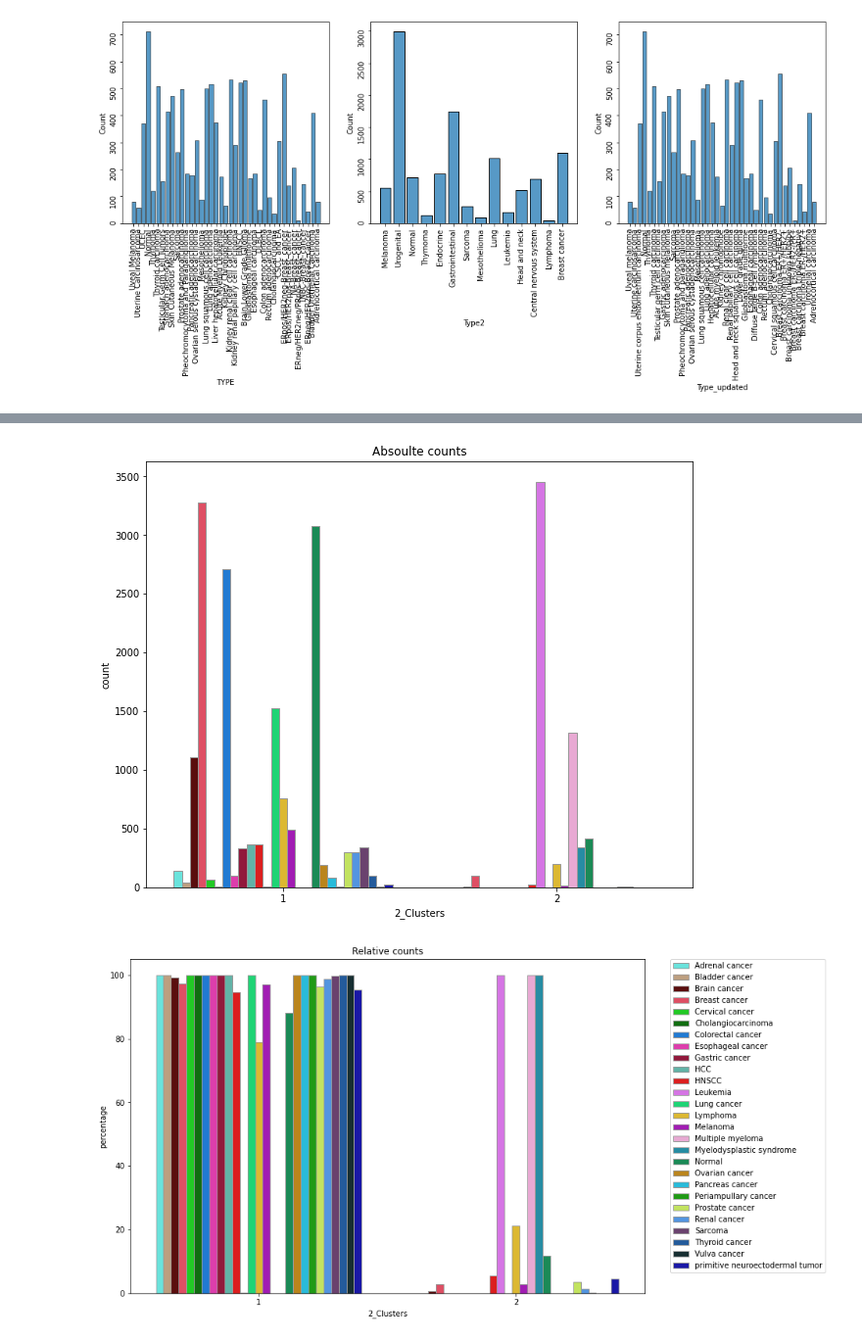
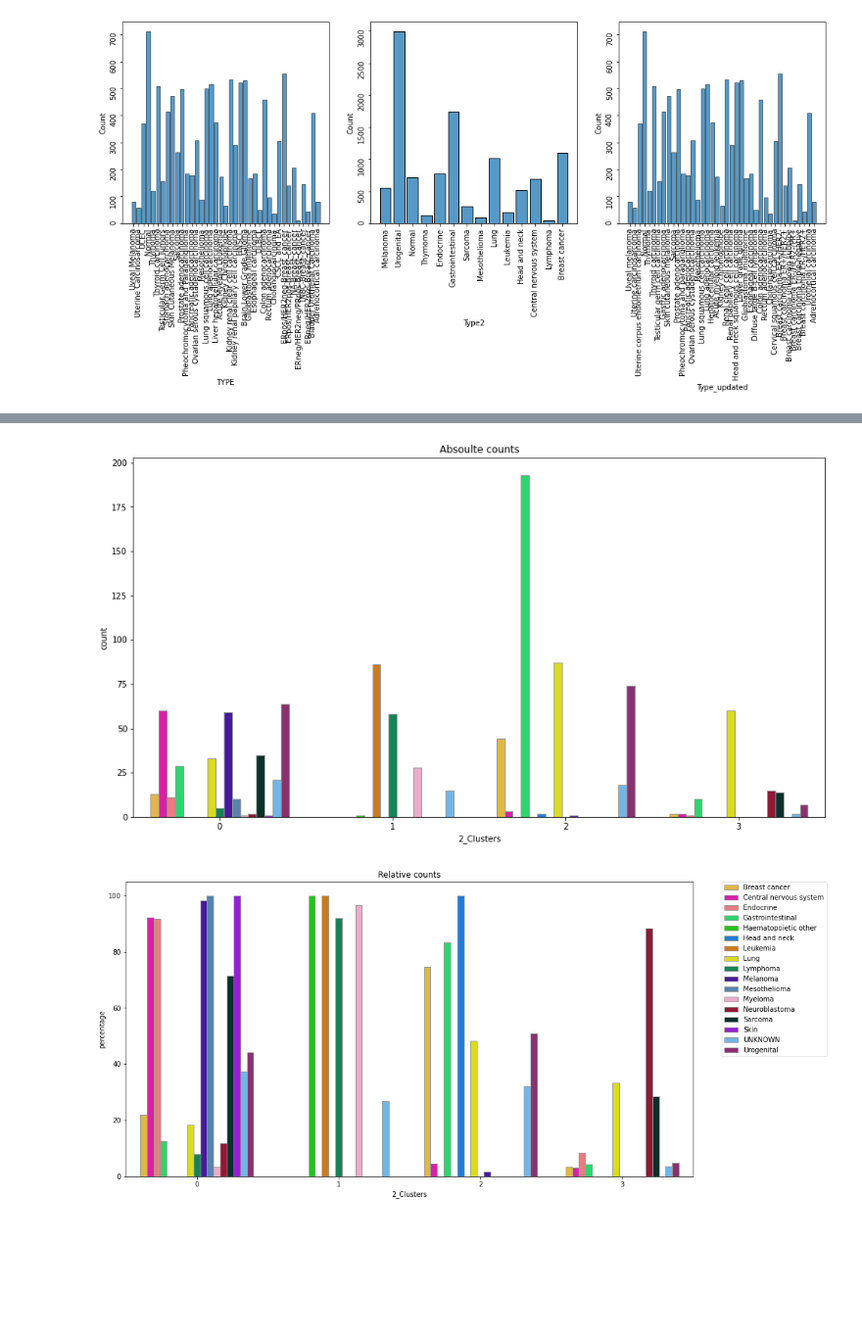
Before and after one commit to MarkF-hanze/UMCG_Thesis, a Jupyter notebook: Working_Code/Untitled.ipynb, the cells around one changed output, grey strips where cells are left out. Shown at 98% size. Saved outputs shown, nothing was run; the diff lists cells and outputs as text; code cells hidden in the pictures; blank space fills up the shorter version.

```diff
--- a/Working_Code/Untitled.ipynb
+++ b/Working_Code/Untitled.ipynb
@@ -128,14 +116,14 @@ def make_colors(df):
 def make_countplot(df, x, hue, pallete):
     pallette = sns.set_palette(pallete)
     # Make the figure
-    fig = plt.figure(figsize=(10,8))
+    fig = plt.figure(figsize=(15,8))
     df = df.sort_values(hue)
     g = sns.countplot(x=x, hue=hue, palette=pallette, edgecolor=".6",
                       data=df)
     g.get_legend().remove()
     g.set_title('Absoulte counts')
 
-    fig2 = plt.figure(figsize=(12,8))
+    fig2 = plt.figure(figsize=(15,8))
     counts = (df.groupby([hue])[x]
               .value_counts(normalize=True).rename('percentage').mul(100).reset_index().sort_values(hue))
     g1 = sns.barplot(x=x, y="percentage", hue=hue,
@@ -144,19 +132,20 @@ def make_countplot(df, x, hue, pallete):
     g1.legend(bbox_to_anchor=(1.05, 1), loc=2, borderaxespad=0.)
     g1.set_title('Relative counts')
     return fig, fig2
-# %%
-cluster_df = pd.read_csv(f"/home/g0017139/UMCG_Thesis/Working_Code/Results/TSet{SETS}/HDDCClusters2.csv", index_col=0)
-cluster_df.columns = ['2_Clusters']
-cluster_df['Type'] = df['TYPE'].values
-cluster_df = cluster_df.fillna('UNKNOWN')
-cluster_colors, color_mapper, palette = make_colors(cluster_df)
-make_countplot(cluster_df, '2_Clusters', 'Type', palette)
-plt.show()
-# %% [output]
-[figure, old version]
-[figure, old version]
 # %%
 Entrez_Map = pd.read_csv('/data/g0017139/Set1/Entrezid_mapping_using_org_Hs_eg_db_03052021.txt',
                                sep=None, engine='python', header=0,
 )
 Entrez_Map.sort_values(['CHR_Mapping', 'BP_Mapping'], axis=0, inplace=True)
+# %%
+cluster_df = pd.read_csv(f"/home/g0017139/UMCG_Thesis/Working_Code/Results/TSet{SETS}/HDDCClusters4.csv", index_col=0)
+cluster_df.columns = ['2_Clusters']
+cluster_df['2_Clusters'] = cluster_df['2_Clusters'] - 1
+cluster_df['Type'] = df['TYPE'].values
+cluster_df = cluster_df.fillna('UNKNOWN')
+cluster_colors, color_mapper, palette = make_colors(cluster_df)
+make_countplot(cluster_df, '2_Clusters', 'Type', palette)
+plt.show()
+# %% [output]
+[figure, new version]
+[figure, new version]
```
Also changed, not shown: parts of 27 cells of this notebook, 25 other files.
